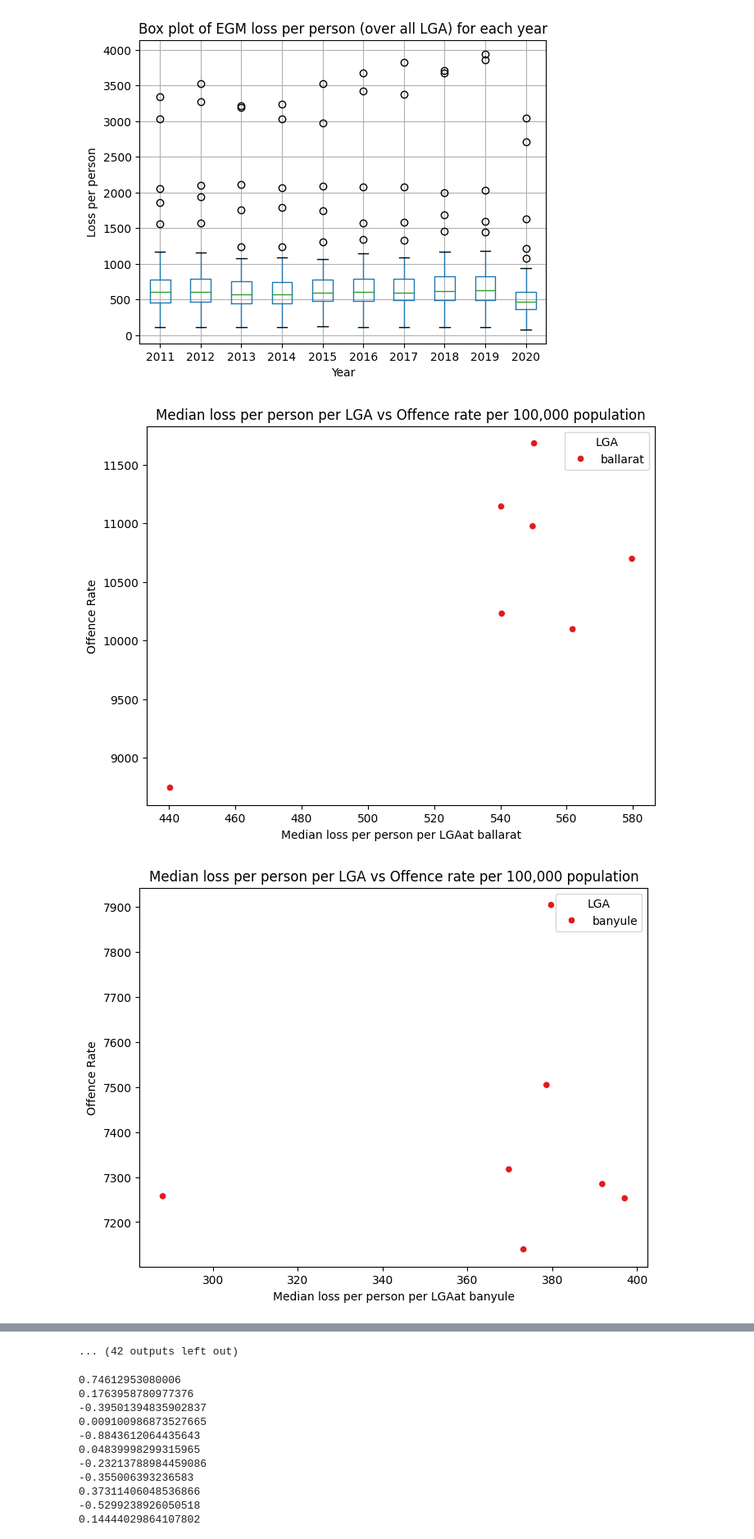
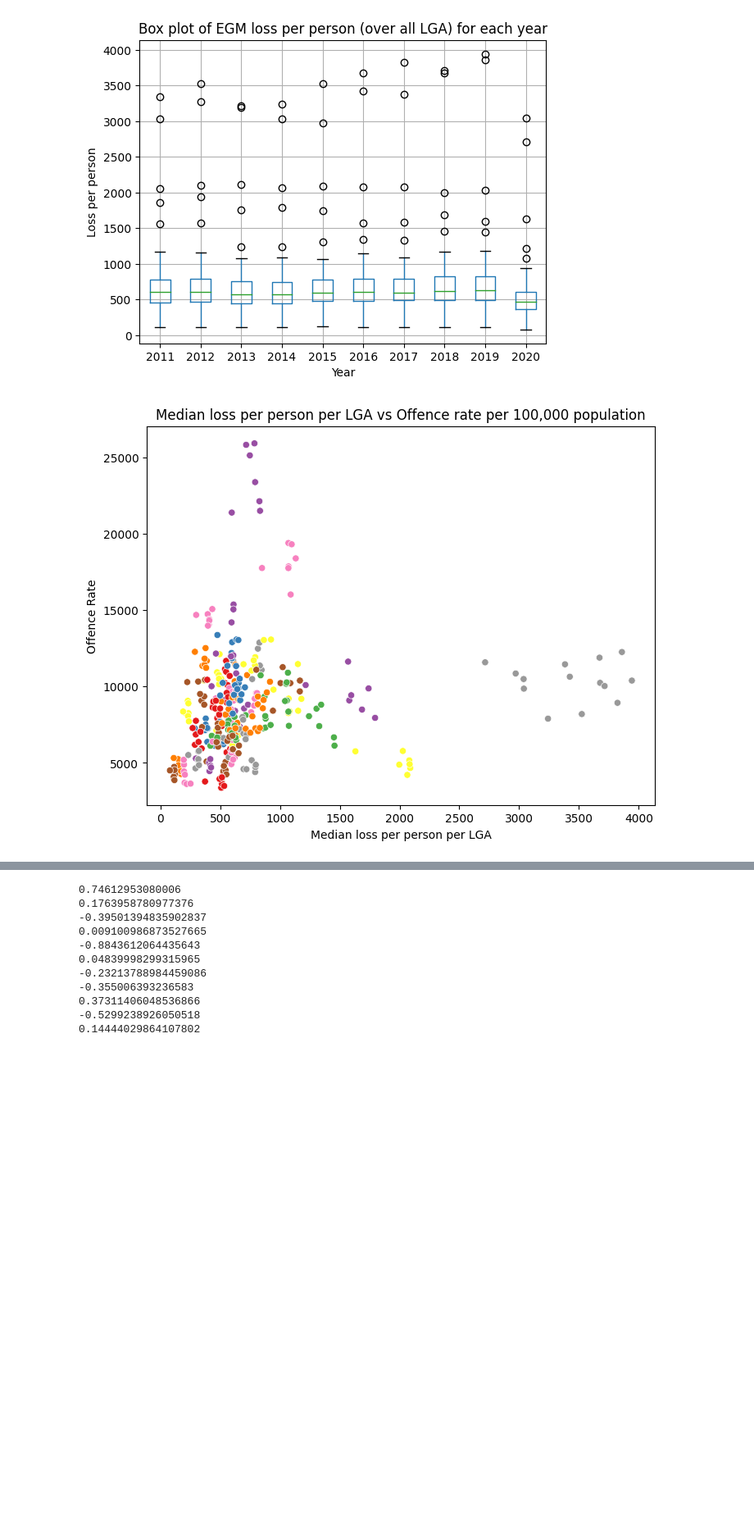
Before and after one commit to khangluong2004/COMP20008_Assignment2, a Jupyter notebook: michael/eda.ipynb, the cells around one changed output, grey strips where cells are left out. Shown at 82% size. Drawn from its saved outputs; the diff is of its cells as text; code cells hidden in the pictures; blank space fills up the shorter version.

```diff
--- a/michael/eda.ipynb
+++ b/michael/eda.ipynb
@@ -252,36 +252,30 @@ Text(0, 0.5, 'Loss per person')
 # %%
 # Plot EGM loss per person against offence rate
 egm_offence_data = {
     'LGA': [],
     'loss': [],
     'offence_rate': [],
 }
 
 for name, group in new_egm.groupby('LGA'):
-    egm_offence_data = {
-        'LGA': [],
-        'loss': [],
-        'offence_rate': [],
-    }
     for year in range(2014, 2021):
         egm_offence_data['LGA'].append(name)
         egm_offence_data['loss'].append(group[str(year)].median())
         egm_offence_data['offence_rate'].append(
             offences.loc[(offences['Year'] == year) & (offences['LGA'] == name), 'Rate per 100,000 population'].median()
             # offences.loc[(offences['Year'] == year) & (offences['LGA'] == name), 'Offence Count'].median()
         )
 
-    # Create scatter plot using Seaborn
-    plt.figure(figsize=(8, 6))
-    sns.scatterplot(x='loss', y='offence_rate', hue='LGA', palette='Set1', data=egm_offence_data, legend=True)
+# Create scatter plot using Seaborn
+plt.figure(figsize=(8, 6))
+sns.scatterplot(x='loss', y='offence_rate', hue='LGA', palette='Set1', data=egm_offence_data, legend=False)
 
-    # Add labels and title
-    plt.xlabel('Median loss per person per LGA' + f"at {name}")
-    plt.ylabel('Offence Rate')
-    plt.title('Median loss per person per LGA vs Offence rate per 100,000 population')
+# Add labels and title
+plt.xlabel('Median loss per person per LGA')
+plt.ylabel('Offence Rate')
+plt.title('Median loss per person per LGA vs Offence rate per 100,000 population')
 
 # Show the plot
 plt.show()
 # %% [output]
-[figure, old version]
+[figure, new version]
-[figure, removed]
@@ -298,4 +282,3 @@ plt.show()
-... (42 outputs left out)
 # %%
 # Correlation between median EGM loss per person and offence rate per 100,000 population, for each LGA
 egm_offence_df = pd.DataFrame(egm_offence_data)
```
Also changed, not shown: parts of 1 cell of this notebook.
